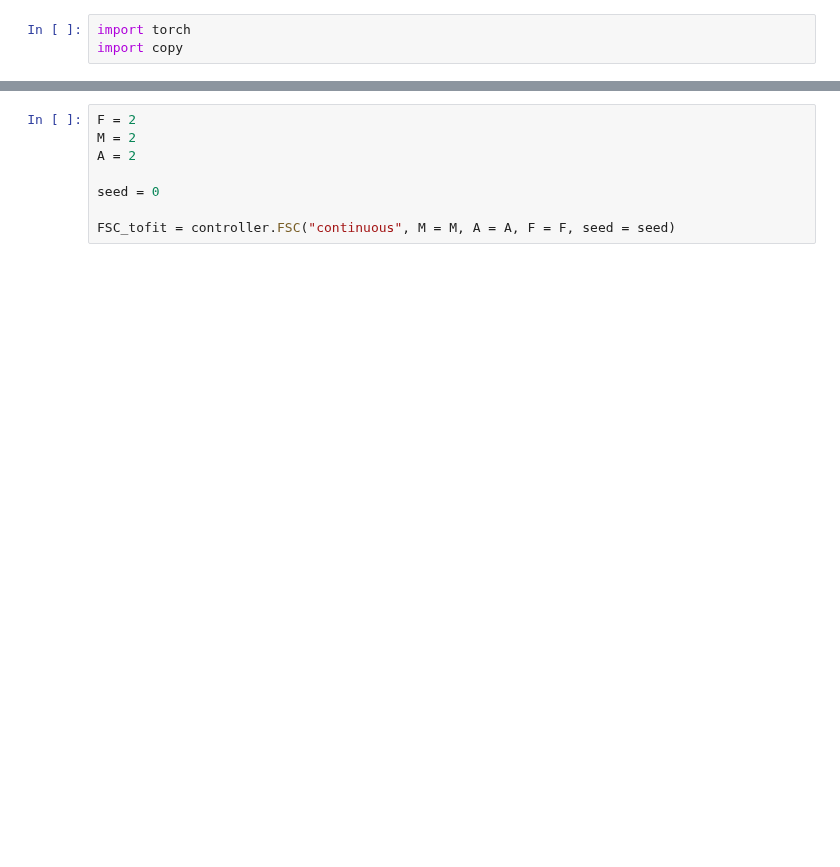
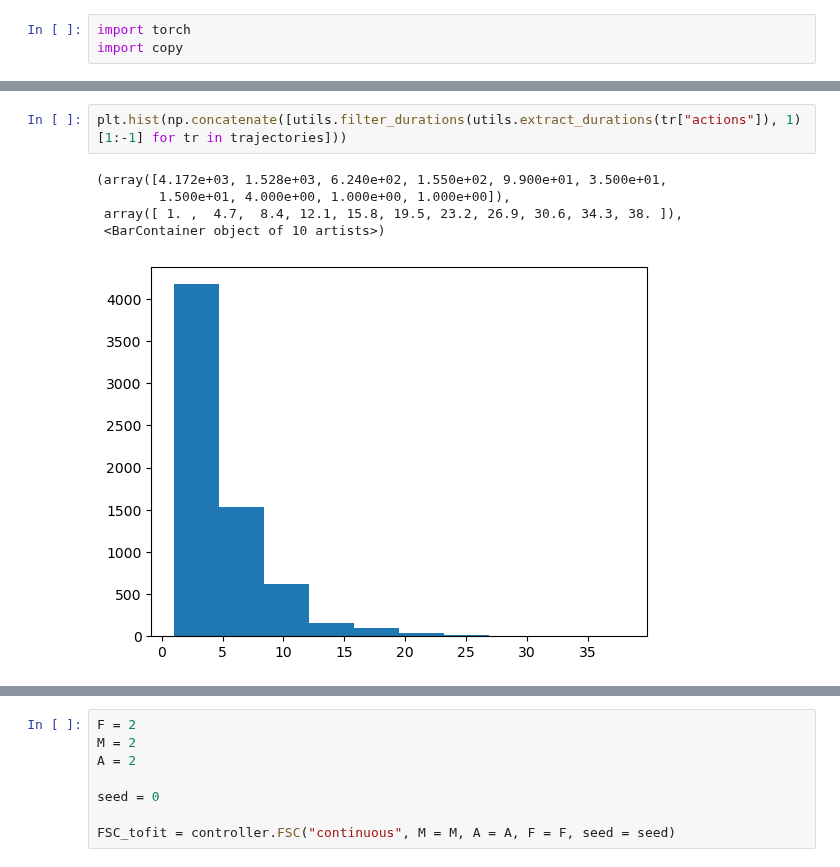
Before and after one commit to giorgionicoletti/InferenceFSCs, a Jupyter notebook: notebooks/model_trajectories_FSC.ipynb, the cells around one changed output, grey strips where cells are left out. Cells and saved outputs as stored; diff of their text form; blank space fills up the shorter version.

```diff
--- a/notebooks/model_trajectories_FSC.ipynb
+++ b/notebooks/model_trajectories_FSC.ipynb
@@ -36,0 +52,8 @@ trajectories[0]["actions"].size
+# %%
+plt.hist(np.concatenate([utils.filter_durations(utils.extract_durations(tr["actions"]), 1)[1:-1] for tr in trajectories]))
+# %% [output]
+(array([4.172e+03, 1.528e+03, 6.240e+02, 1.550e+02, 9.900e+01, 3.500e+01,
+        1.500e+01, 4.000e+00, 1.000e+00, 1.000e+00]),
+ array([ 1. ,  4.7,  8.4, 12.1, 15.8, 19.5, 23.2, 26.9, 30.6, 34.3, 38. ]),
+ <BarContainer object of 10 artists>)
+[figure, added]
```
Also changed, not shown: parts of 18 cells of this notebook, 1 other file.
